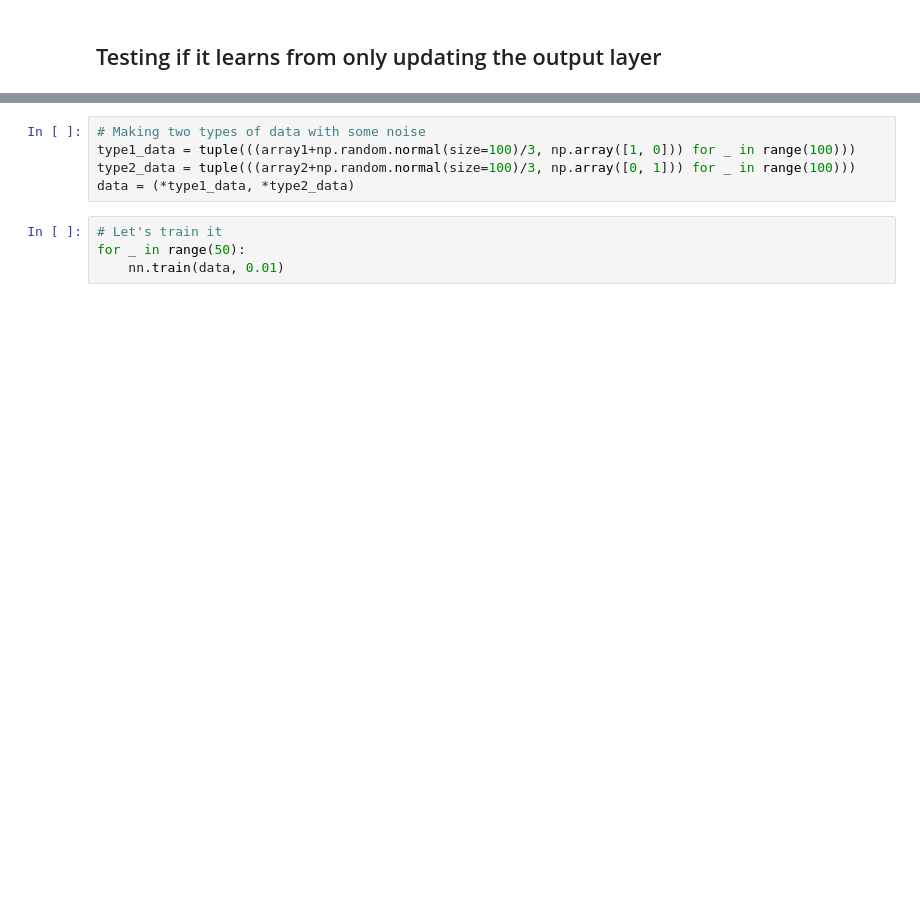
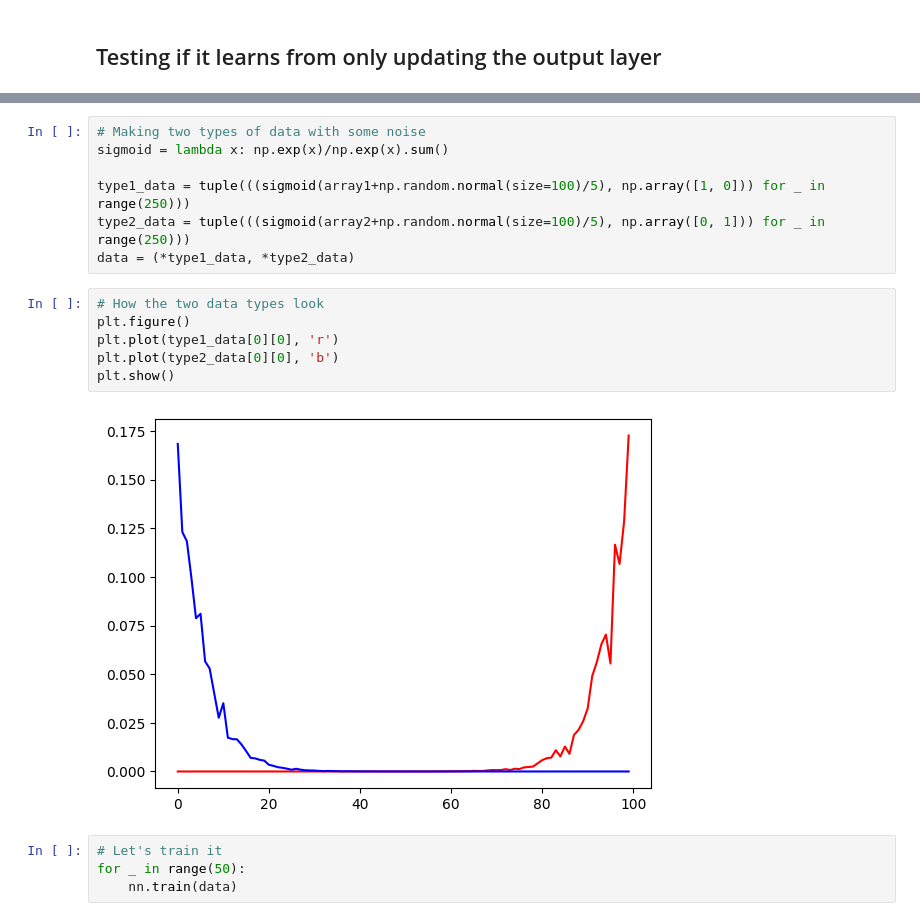
Before and after one commit to magnushelliesen/neural-network, a Jupyter notebook: neural-network.ipynb, the cells around one changed output, grey strips where cells are left out. Drawn from its saved outputs; the diff is of its cells as text; blank space fills up the shorter version.

```diff
--- a/neural-network.ipynb
+++ b/neural-network.ipynb
@@ -34,12 +34,22 @@ plt.show()
 # %%
 # Making two types of data with some noise
-type1_data = tuple(((array1+np.random.normal(size=100)/3, np.array([1, 0])) for _ in range(100)))
-type2_data = tuple(((array2+np.random.normal(size=100)/3, np.array([0, 1])) for _ in range(100)))
+sigmoid = lambda x: np.exp(x)/np.exp(x).sum()
+
+type1_data = tuple(((sigmoid(array1+np.random.normal(size=100)/5), np.array([1, 0])) for _ in range(250)))
+type2_data = tuple(((sigmoid(array2+np.random.normal(size=100)/5), np.array([0, 1])) for _ in range(250)))
 data = (*type1_data, *type2_data)
+# %%
+# How the two data types look
+plt.figure()
+plt.plot(type1_data[0][0], 'r')
+plt.plot(type2_data[0][0], 'b')
+plt.show()
+# %% [output]
+[figure, added]
 # %%
 # Let's train it
 for _ in range(50):
-    nn.train(data, 0.01)
+    nn.train(data)
 # %%
 # Heatmap of weights between hidden layer after training
 plt.figure(figsize=(5, 5))
```
Also changed, not shown: parts of 9 cells of this notebook, 1 other file.
